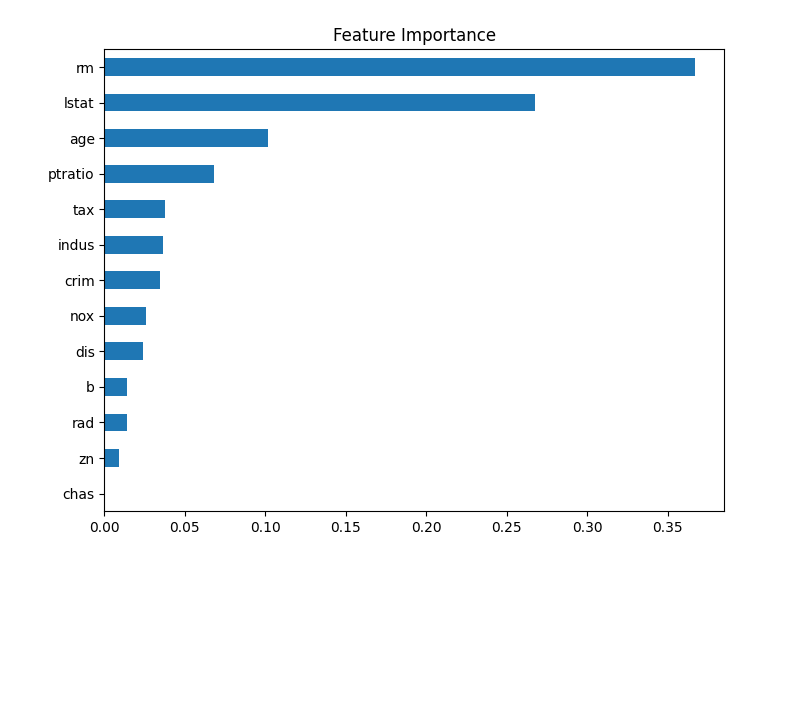
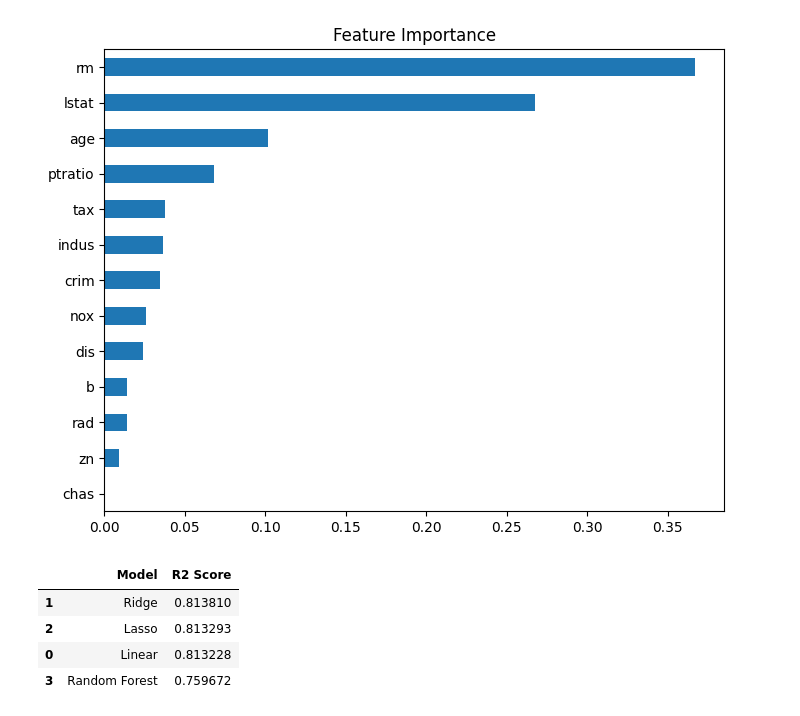
Before and after one commit to Khathithi/Boston-House-Price-Prediction, a Jupyter notebook: Boston House Price Prediction.ipynb, the cells around one changed output. Cells and saved outputs as stored; diff of their text form; code cells hidden in the pictures; blank space fills up the shorter version.

Commit message:
Model comparison

```diff
--- a/Boston House Price Prediction.ipynb
+++ b/Boston House Price Prediction.ipynb
@@ -353,3 +353,22 @@ plt.title("Feature Importance")
 plt.show()
 # %% [output]
 [figure]
+# %%
+# Model comparison
+results = pd.DataFrame({
+    "Model": ["Linear", "Ridge", "Lasso", "Random Forest"],
+    "R2 Score": [
+        r2_score(y_test, y_pred_lr),
+        r2_score(y_test, y_pred_ridge),
+        r2_score(y_test, y_pred_lasso),
+        r2_score(y_test, y_pred_rf)
+    ]
+})
+
+results.sort_values("R2 Score", ascending=False)
+# %% [output]
+|  | Model | R2 Score |
+| 1 | Ridge | 0.813810 |
+| 2 | Lasso | 0.813293 |
+| 0 | Linear | 0.813228 |
+| 3 | Random Forest | 0.759672 |
```
